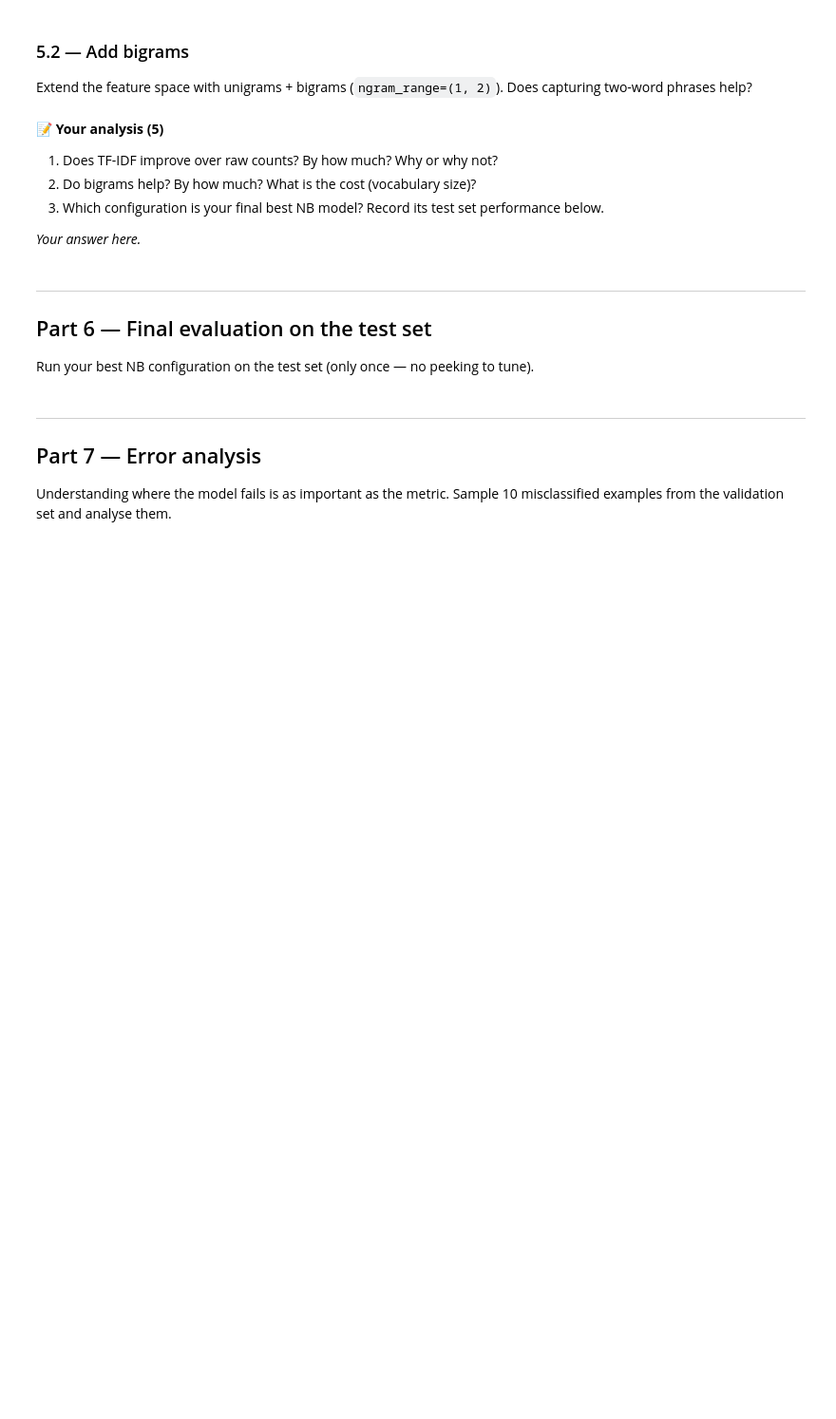
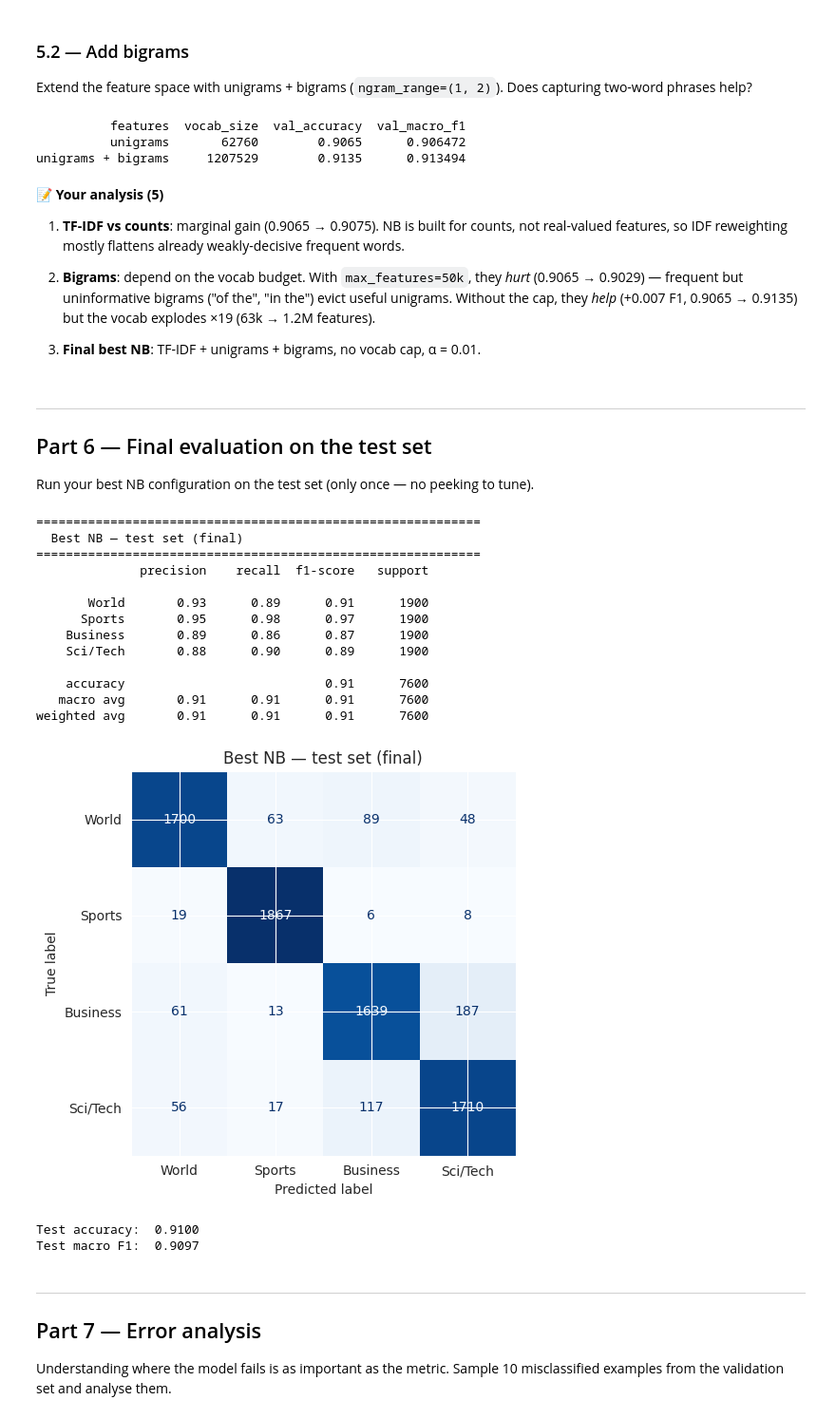
Before and after one commit to simonnaulet/NLP-Course, a Jupyter notebook: src/tp03_classical_models/tp03a_naive_bayes.ipynb, the cells around one changed output. Shown at 95% size. Cells and saved outputs as stored; diff of their text form; code cells hidden in the pictures; blank space fills up the shorter version.

```diff
--- a/src/tp03_classical_models/tp03a_naive_bayes.ipynb
+++ b/src/tp03_classical_models/tp03a_naive_bayes.ipynb
@@ -790,20 +834,43 @@ def ngram_sweep(
     pd.DataFrame
         DataFrame with columns ['features', 'vocab_size', 'val_accuracy', 'val_macro_f1'].
     """
-    # YOUR CODE HERE
-    raise NotImplementedError
+    configs = [
+        ("unigrams", (1, 1)),
+        ("unigrams + bigrams", (1, 2)),
+    ]
+    results = []
+    for name, ngram_range in configs:
+        pipe = build_nb_pipeline(
+            alpha=alpha, vectorizer="count", ngram_range=ngram_range, max_features=None
+        )
+        pipe.fit(train_texts, train_labels)
+        preds = pipe.predict(val_texts)
+        report = classification_report(
+            val_labels, preds, output_dict=True, zero_division=0
+        )
+        results.append({
+            "features": name,
+            "vocab_size": len(pipe.named_steps["vect"].vocabulary_),
+            "val_accuracy": report["accuracy"],
+            "val_macro_f1": report["macro avg"]["f1-score"],
+        })
+    return pd.DataFrame(results)
 
 
 ngram_df = ngram_sweep(train_texts, train_labels, val_texts, val_labels, alpha=best_alpha)
 print(ngram_df.to_string(index=False))
+# %% [output]
+          features  vocab_size  val_accuracy  val_macro_f1
+          unigrams       62760        0.9065      0.906472
+unigrams + bigrams     1207529        0.9135      0.913494
 # %% [markdown]
 📝 **Your analysis (5)**
 
-1. Does TF-IDF improve over raw counts? By how much? Why or why not?
-2. Do bigrams help? By how much? What is the cost (vocabulary size)?
-3. Which configuration is your final best NB model? Record its test set performance below.
+1. **TF-IDF vs counts**: marginal gain (0.9065 → 0.9075). NB is built for counts, not real-valued features, so IDF reweighting mostly flattens already weakly-decisive frequent words.
 
-*Your answer here.*
+2. **Bigrams**: depend on the vocab budget. With `max_features=50k`, they *hurt* (0.9065 → 0.9029) — frequent but uninformative bigrams ("of the", "in the") evict useful unigrams. Without the cap, they *help* (+0.007 F1, 0.9065 → 0.9135) but the vocab explodes ×19 (63k → 1.2M features).
+
+3. **Final best NB**: TF-IDF + unigrams + bigrams, no vocab cap, α = 0.01.
 # %% [markdown]
 ---
 
@@ -811,16 +878,39 @@ print(ngram_df.to_string(index=False))
 
 Run your best NB configuration on the test set (only once — no peeking to tune).
 # %%
-# ── Select your best pipeline configuration here ──────────────────────────────
-# YOUR CODE HERE — train the best config, predict on test_texts
-# test_pred = ...
+# ── Best NB configuration: TF-IDF + unigrams + bigrams, no vocab cap, α = 0.01 ──
+pipe_final = build_nb_pipeline(
+    alpha=best_alpha,
+    vectorizer="tfidf",
+    max_features=None,
+    ngram_range=(1, 2),
+)
+pipe_final.fit(train_texts, train_labels)
+test_pred = pipe_final.predict(test_texts)
 
 results_test = evaluate_classifier(
-    test_labels, test_pred, label_names,  # noqa: F821
+    test_labels, test_pred, label_names,
     title="Best NB — test set (final)",
 )
 print(f"\nTest accuracy:  {results_test['accuracy']:.4f}")
 print(f"Test macro F1:  {results_test['macro_f1']:.4f}")
+# %% [output]
+============================================================
+  Best NB — test set (final)
+============================================================
+              precision    recall  f1-score   support
+
+       World       0.93      0.89      0.91      1900
+      Sports       0.95      0.98      0.97      1900
+    Business       0.89      0.86      0.87      1900
+    Sci/Tech       0.88      0.90      0.89      1900
+
+    accuracy                           0.91      7600
+   macro avg       0.91      0.91      0.91      7600
+weighted avg       0.91      0.91      0.91      7600
+[figure, added]
+Test accuracy:  0.9100
+Test macro F1:  0.9097
 # %% [markdown]
 ---
 
```
Also changed, not shown: parts of 11 cells of this notebook.
